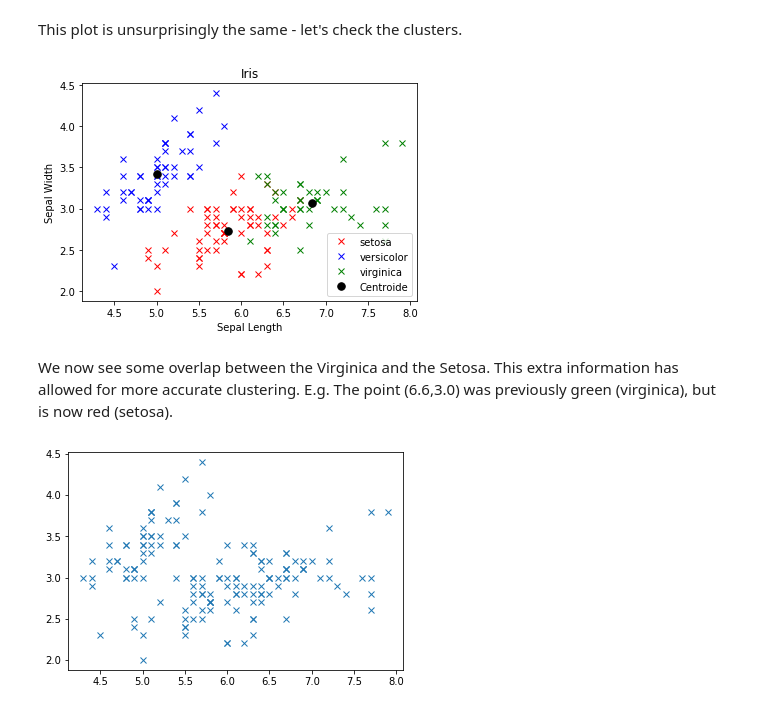
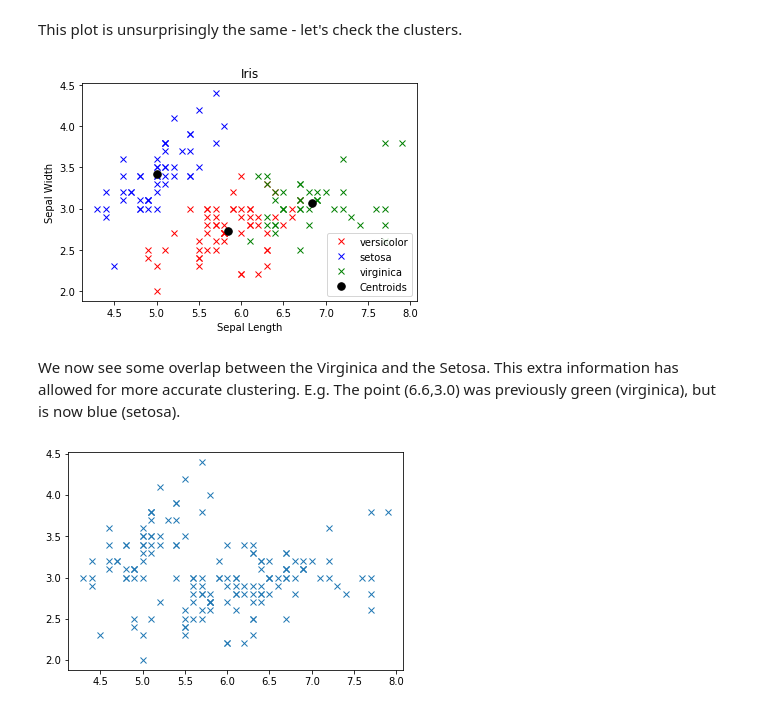
Before and after one commit to HFintan/MLS, a Jupyter notebook: Tasks.ipynb, the cells around one changed output. Cells and saved outputs as stored; diff of their text form; code cells hidden in the pictures.

```diff
--- a/Tasks.ipynb
+++ b/Tasks.ipynb
@@ -644,22 +644,22 @@ This plot is unsurprisingly the same - let's check the clusters.
 # %%
 IriskmeansSLSWPL = skcl.KMeans(n_clusters=3, random_state=0).fit(SLSWPL)
 
 Iriscent = IriskmeansSLSWPL.cluster_centers_
 Iriscent
 
-plt.plot(SLSWPL[IriskmeansSLSWPL.labels_ == 0][:,0], SLSWPL[IriskmeansSLSWPL.labels_ == 0][:,1], 'rx', label='setosa')
-plt.plot(SLSWPL[IriskmeansSLSWPL.labels_ == 1][:,0], SLSWPL[IriskmeansSLSWPL.labels_ == 1][:,1], 'bx', label='versicolor')
+plt.plot(SLSWPL[IriskmeansSLSWPL.labels_ == 0][:,0], SLSWPL[IriskmeansSLSWPL.labels_ == 0][:,1], 'rx', label='versicolor')
+plt.plot(SLSWPL[IriskmeansSLSWPL.labels_ == 1][:,0], SLSWPL[IriskmeansSLSWPL.labels_ == 1][:,1], 'bx', label='setosa')
 plt.plot(SLSWPL[IriskmeansSLSWPL.labels_ == 2][:,0], SLSWPL[IriskmeansSLSWPL.labels_ == 2][:,1], 'gx', label='virginica')
 plt.title('Iris')
 plt.plot(Iriscent[:,0], Iriscent[:,1], 'k.', markersize=15, label='Centroids')
 plt.xlabel('Sepal Length')
 plt.ylabel('Sepal Width')
 plt.legend()
 plt.show()
 # %% [output]
-[figure, old version]
+[figure, new version]
 # %% [markdown]
-We now see some overlap between the Virginica and the Setosa. This extra information has allowed for more accurate clustering. E.g. The point  (6.6,3.0) was previously green (virginica), but is now red (setosa).
+We now see some overlap between the Virginica and the Setosa. This extra information has allowed for more accurate clustering. E.g. The point  (6.6,3.0) was previously green (virginica), but is now blue (setosa).
 # %%
 # Using four variables
 # Perform k-means fitting
```
Also changed, not shown: parts of 11 cells of this notebook.
